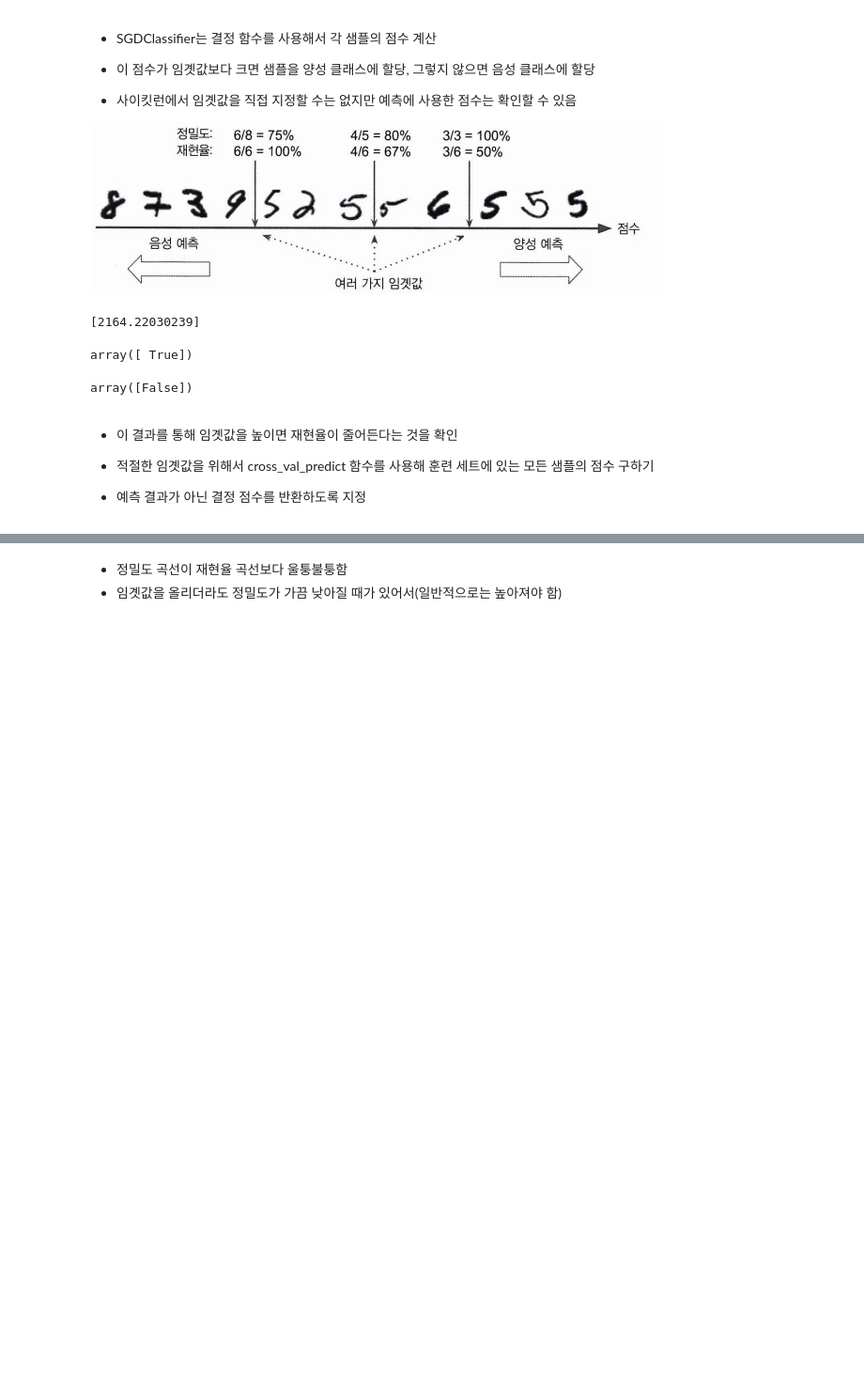
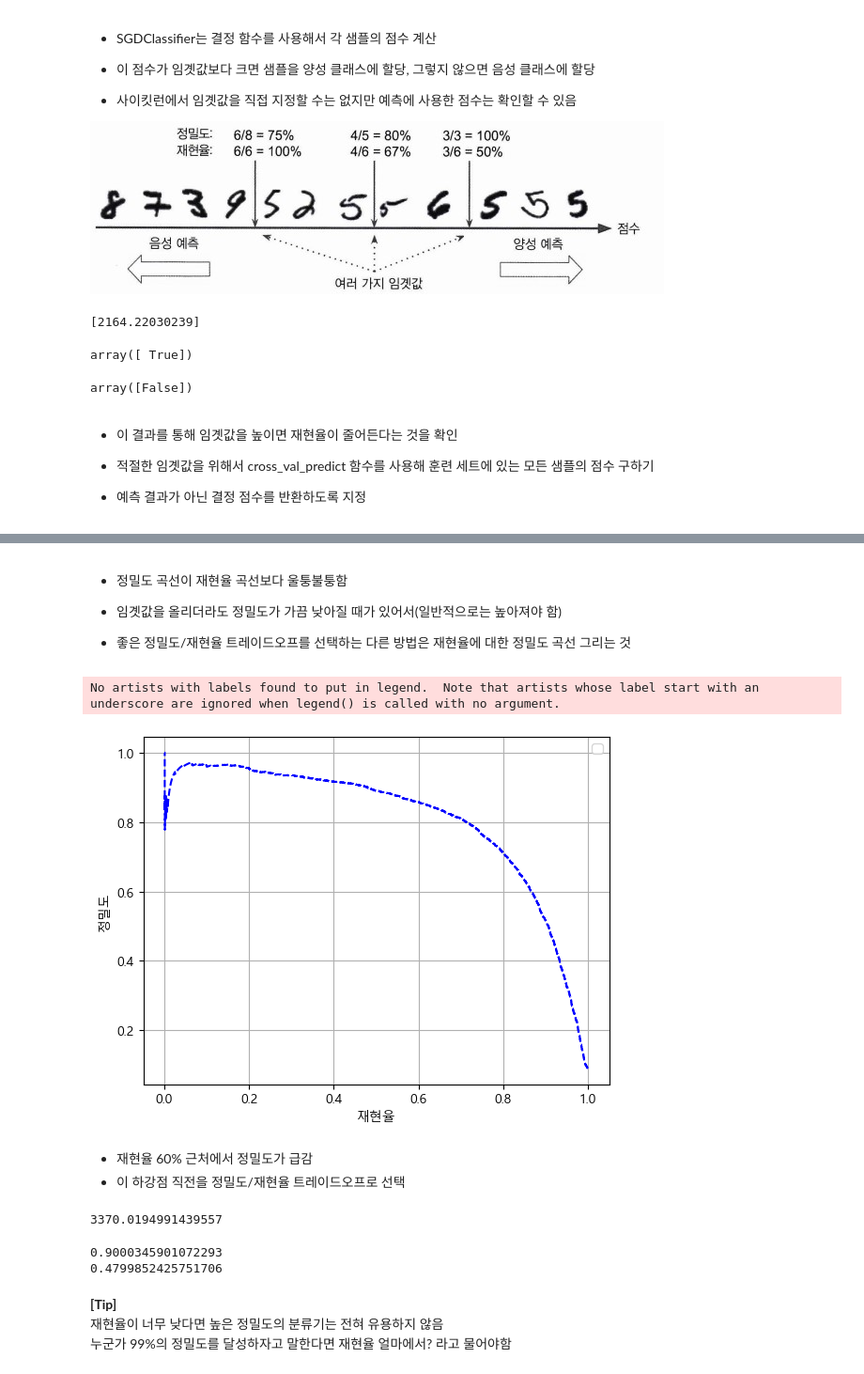
Before and after one commit to KimHyoJun99/AI, a Jupyter notebook: Hands-on ML/MNIST.ipynb, the cells around one changed output, grey strips where cells are left out. Shown: that part at 94% size. Drawn from its saved outputs; the diff is of its cells as text; code cells hidden in the pictures; blank space fills up the shorter version.

```diff
--- a/Hands-on ML/MNIST.ipynb
+++ b/Hands-on ML/MNIST.ipynb
@@ -289,3 +289,46 @@ plt.show()
 # %% [markdown]
 - 정밀도 곡선이 재현율 곡선보다 울퉁불퉁함
+
 - 임곗값을 올리더라도 정밀도가 가끔 낮아질 때가 있어서(일반적으로는 높아져야 함)
+
+- 좋은 정밀도/재현율 트레이드오프를 선택하는 다른 방법은 재현율에 대한 정밀도 곡선 그리는 것
+# %%
+def plot_precision_recall_(precisios, recalls, thresholds):
+    plt.plot(recalls[:-1], precisions[:-1], "b--")
+    plt.xlabel("재현율")
+    plt.ylabel("정밀도")
+    plt.rc("font", family="Malgun Gothic")
+    plt.rcParams["axes.unicode_minus"] = False
+    plt.legend()
+    plt.grid()
+
+plot_precision_recall_(precisions, recalls, thresholds)
+plt.show()
+# %% [output]
+No artists with labels found to put in legend.  Note that artists whose label start with an underscore are ignored when legend() is called with no argument.
+[figure, added]
+# %% [markdown]
+- 재현율 60% 근처에서 정밀도가 급감
+- 이 하강점 직전을 정밀도/재현율 트레이드오프로 선택
+# %%
+# 재현율 90%가 목표라고 가정
+# threshold 약 4,000 정도
+# 조금 더 정확하게 np.argmax: 최댓값의 첫 번째 인덱스 반환
+
+threshold_90_precision = thresholds[np.argmax(precisions >= 0.90)]
+threshold_90_precision
+# %% [output]
+3370.0194991439557
+# %%
+# 훈련 세트에 대한 예측을 만들려면
+
+y_train_pred_90 = (y_scores >= threshold_90_precision)
+print(precision_score(y_train_5, y_train_pred_90))
+print(recall_score(y_train_5, y_train_pred_90))
+# %% [output]
+0.9000345901072293
+0.4799852425751706
+# %% [markdown]
+**[Tip]**
+<br> 재현율이 너무 낮다면 높은 정밀도의 분류기는 전혀 유용하지 않음
+<br> 누군가 99%의 정밀도를 달성하자고 말한다면 재현율 얼마에서? 라고 물어야함
```
Also changed, not shown: parts of 25 cells of this notebook.
